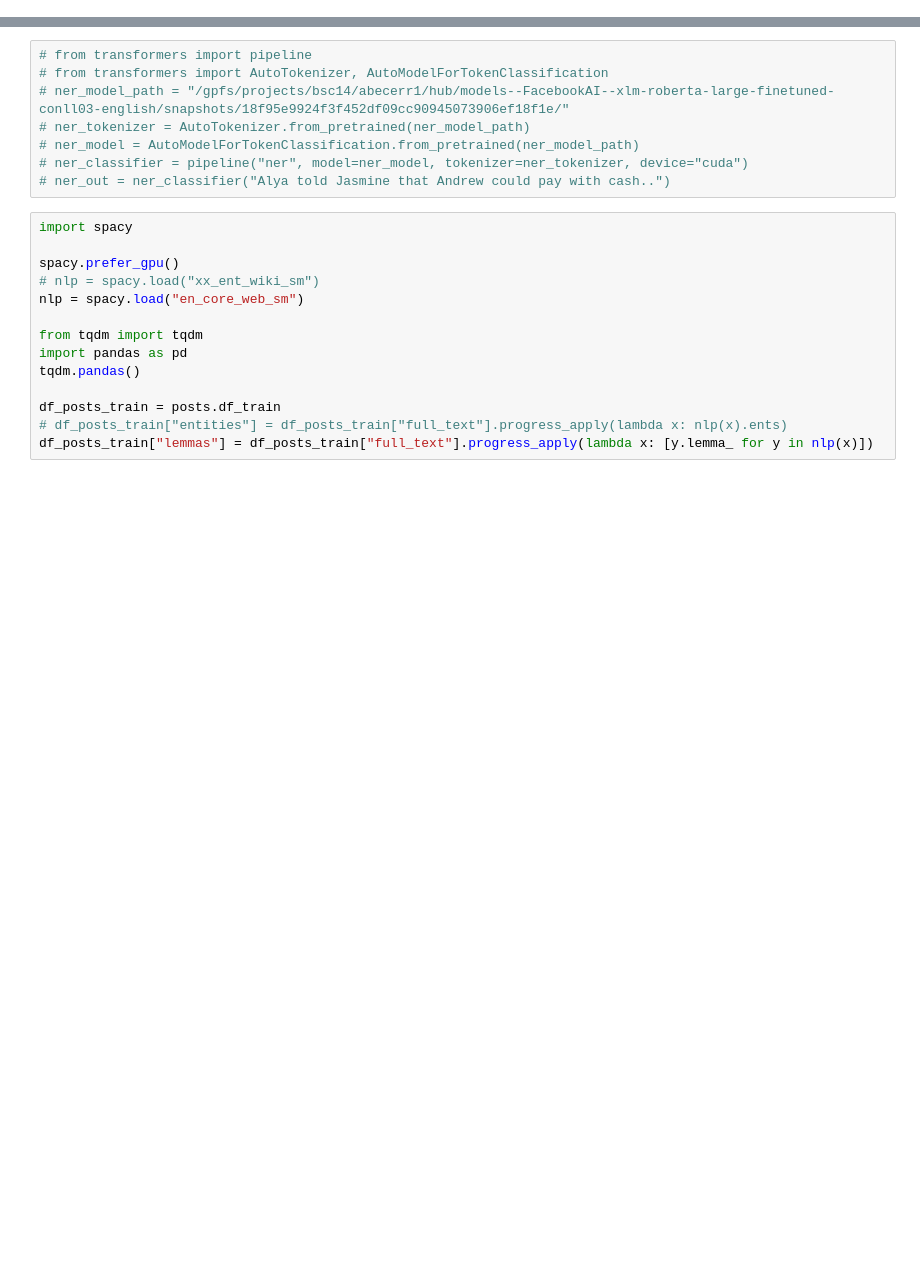
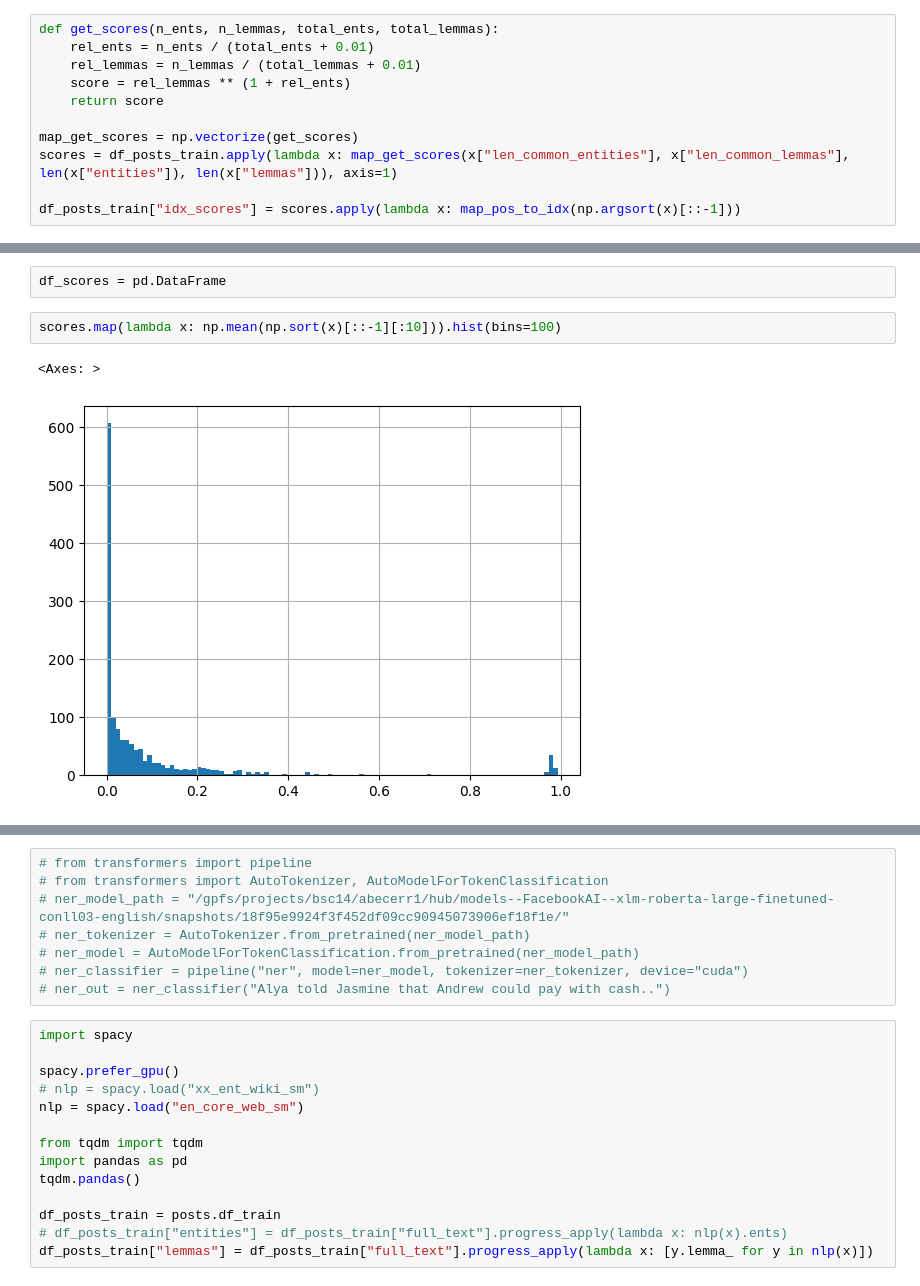
Before and after one commit to BecTome/semeval25-FactCheckedClaimRetrieval, a Jupyter notebook: nbs/training/train_unipi.ipynb, the cells around one changed output, grey strips where cells are left out. Drawn from its saved outputs; the diff is of its cells as text; blank space fills up the shorter version.

```diff
--- a/nbs/training/train_unipi.ipynb
+++ b/nbs/training/train_unipi.ipynb
@@ -86,0 +308,11 @@ for lang in tqdm(langs, desc="Languages"):
+# %%
+def get_scores(n_ents, n_lemmas, total_ents, total_lemmas):
+    rel_ents = n_ents / (total_ents + 0.01)
+    rel_lemmas = n_lemmas / (total_lemmas + 0.01)
+    score = rel_lemmas ** (1 + rel_ents)
+    return score
+
+map_get_scores = np.vectorize(get_scores)
+scores = df_posts_train.apply(lambda x: map_get_scores(x["len_common_entities"], x["len_common_lemmas"], len(x["entities"]), len(x["lemmas"])), axis=1)
+
+df_posts_train["idx_scores"] = scores.apply(lambda x: map_pos_to_idx(np.argsort(x)[::-1]))
@@ -86,0 +342,7 @@ for lang in tqdm(langs, desc="Languages"):
+# %%
+df_scores = pd.DataFrame
+# %%
+scores.map(lambda x: np.mean(np.sort(x)[::-1][:10])).hist(bins=100)
+# %% [output]
+<Axes: >
+[figure, added]
```
Also changed, not shown: parts of 30 cells of this notebook, 2 other files.
